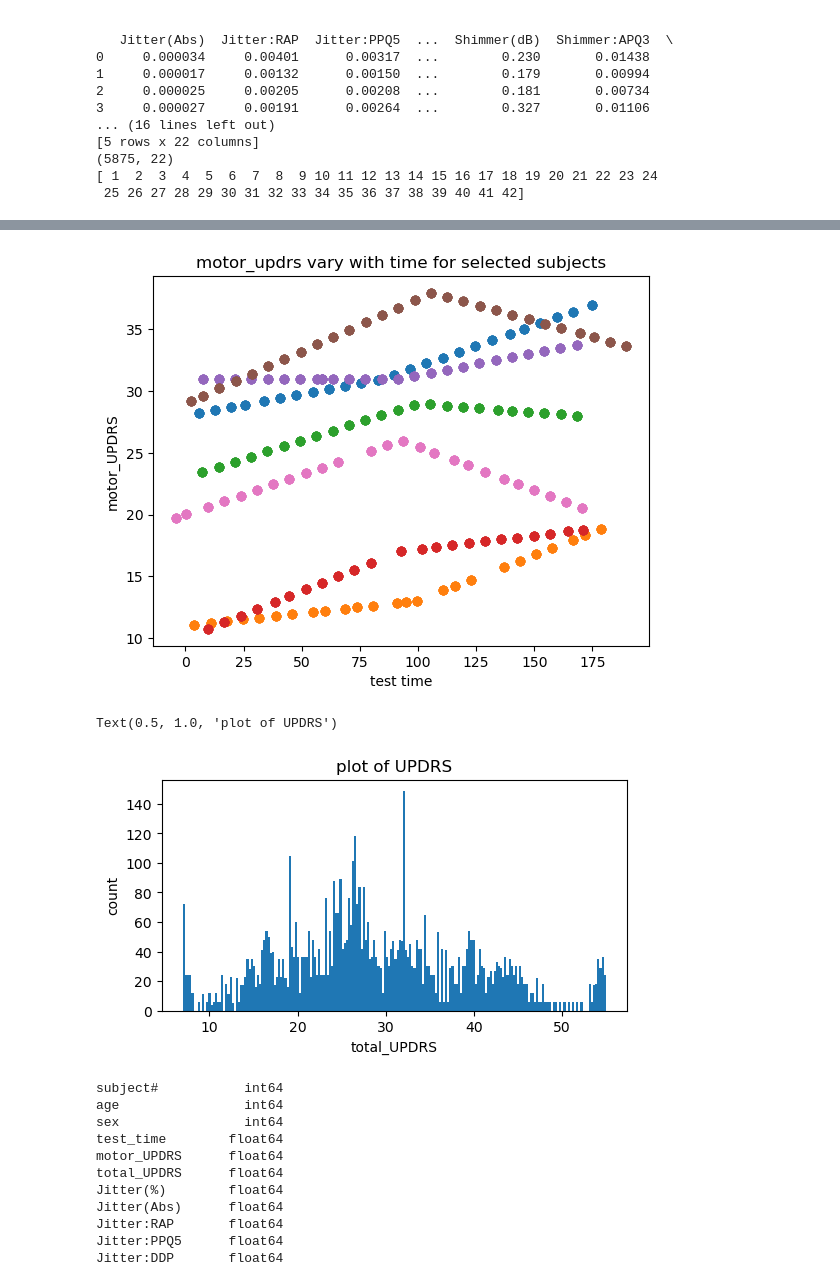
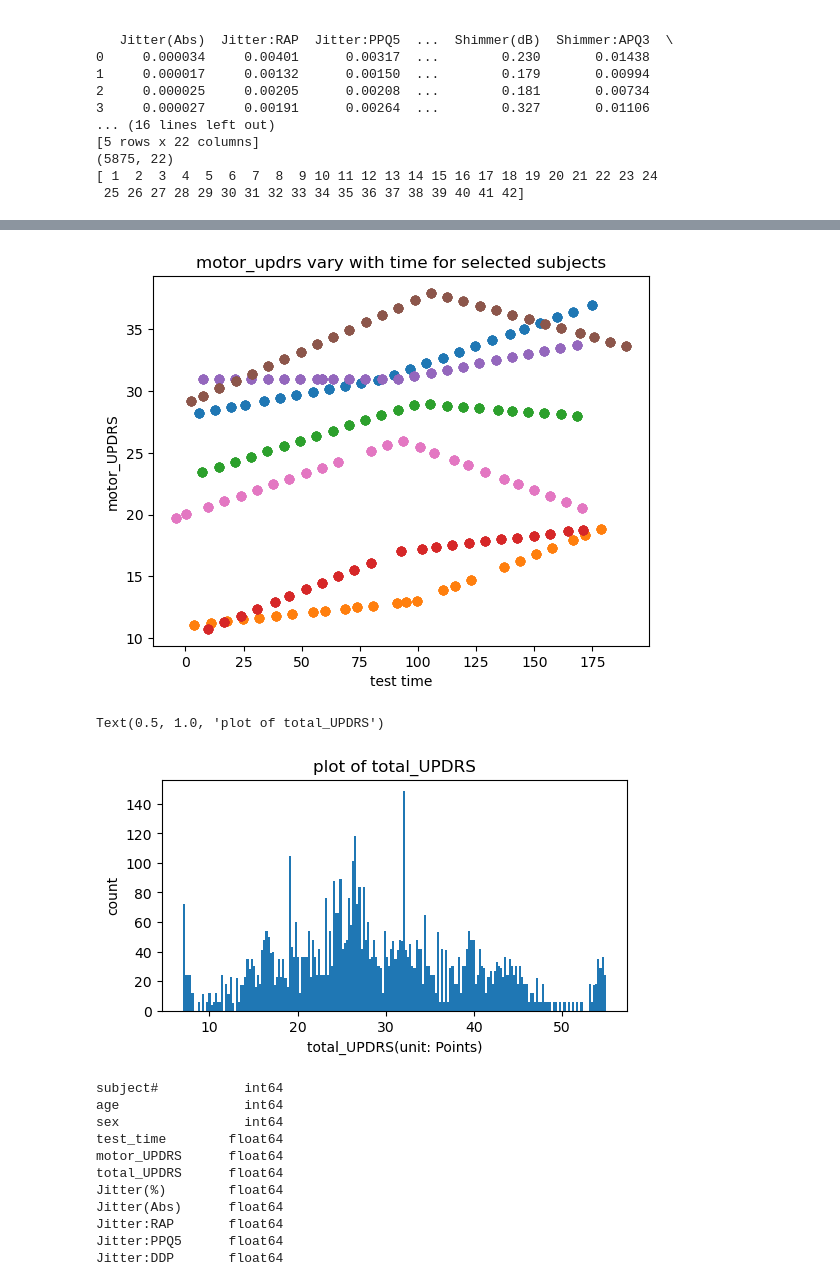
Before and after one commit to xiruwei/data1030projectparkinson, a Jupyter notebook: final project.ipynb, the cells around one changed output, grey strips where cells are left out. Cells and saved outputs as stored; diff of their text form; code cells hidden in the pictures.

```diff
--- a/final project.ipynb
+++ b/final project.ipynb
@@ -37,10 +37,9 @@ print(unique_users)
 for i in [1, 2, 3, 4, 5, 41, 42]:
     userone = df[df['subject#'] ==i]
     plt.scatter(userone['test_time'], userone['total_UPDRS'])
-    plt.xlabel('test time')
+    plt.xlabel('test time (days)')
     plt.ylabel('total_UPDRS')
-    plt.title('total_updrs variation by time for selected subjects')
-
+    plt.title('total_updrs by time for selected subjects')
 plt.show()
 
 for i in [1, 2, 3, 4, 5, 41, 42]:
@@ -54,9 +53,9 @@ plt.show()
 
 plt.figure(figsize=(6, 3))
 plt.hist(df['total_UPDRS'], bins=200)
-plt.xlabel('total_UPDRS')
+plt.xlabel('total_UPDRS(unit: Points)')
 plt.ylabel('count')
-plt.title('plot of UPDRS')
+plt.title('plot of total_UPDRS')
 
 #plt.semilogx()
 # %% [output]
@@ -64,6 +63,6 @@ plt.title('plot of UPDRS')
 [figure]
-Text(0.5, 1.0, 'plot of UPDRS')
+Text(0.5, 1.0, 'plot of total_UPDRS')
-[figure, old version]
+[figure, new version]
 # %%
 print(df.dtypes)
 # %% [output]
```
Also changed, not shown: parts of 2 cells of this notebook.
